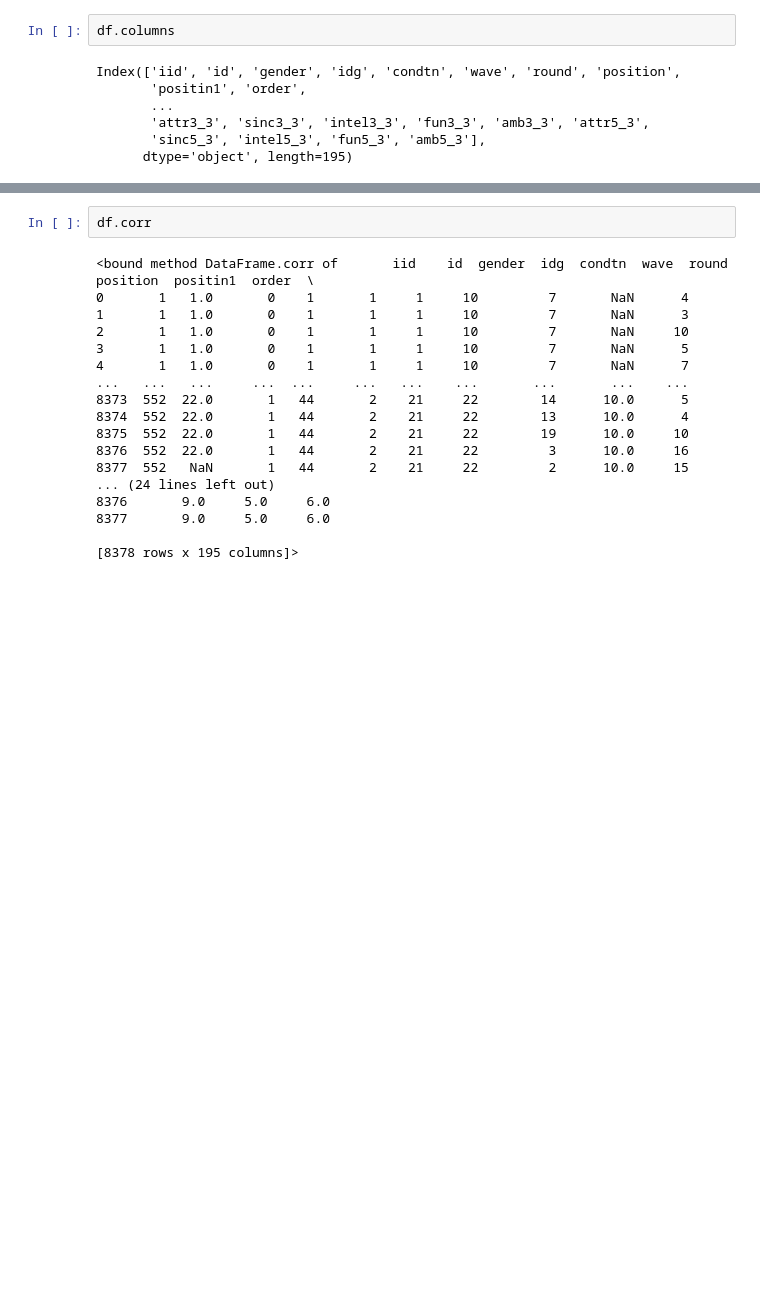
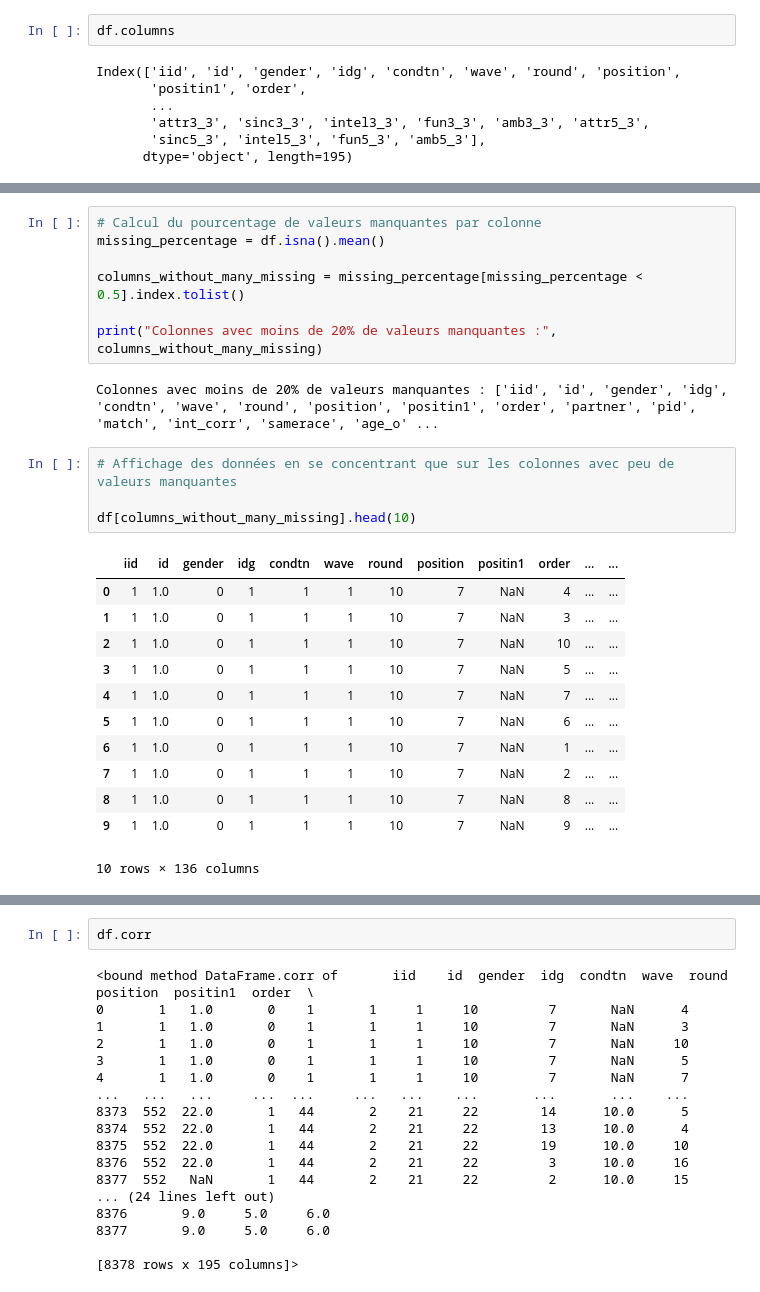
Before and after one commit to littlerobinson/machine-learning-engineer-certification, a Jupyter notebook: eda_speed_dating/eda_speed_dating_project.ipynb, the cells around one changed output, grey strips where cells are left out. Saved outputs shown, nothing was run; the diff lists cells and outputs as text; blank space fills up the shorter version.

```diff
--- a/eda_speed_dating/eda_speed_dating_project.ipynb
+++ b/eda_speed_dating/eda_speed_dating_project.ipynb
@@ -74,0 +157,26 @@ memory usage: 12.5+ MB
+# %%
+# Calcul du pourcentage de valeurs manquantes par colonne
+missing_percentage = df.isna().mean()
+
+columns_without_many_missing = missing_percentage[missing_percentage < 0.5].index.tolist()
+
+print("Colonnes avec moins de 20% de valeurs manquantes :", columns_without_many_missing)
+# %% [output]
+Colonnes avec moins de 20% de valeurs manquantes : ['iid', 'id', 'gender', 'idg', 'condtn', 'wave', 'round', 'position', 'positin1', 'order', 'partner', 'pid', 'match', 'int_corr', 'samerace', 'age_o' ...
+# %%
+# Affichage des données en se concentrant que sur les colonnes avec peu de valeurs manquantes
+
+df[columns_without_many_missing].head(10)
+# %% [output]
+|  | iid | id | gender | idg | condtn | wave | round | position | positin1 | order | ... | ... |
+| 0 | 1 | 1.0 | 0 | 1 | 1 | 1 | 10 | 7 | NaN | 4 | ... | ... |
+| 1 | 1 | 1.0 | 0 | 1 | 1 | 1 | 10 | 7 | NaN | 3 | ... | ... |
+| 2 | 1 | 1.0 | 0 | 1 | 1 | 1 | 10 | 7 | NaN | 10 | ... | ... |
+| 3 | 1 | 1.0 | 0 | 1 | 1 | 1 | 10 | 7 | NaN | 5 | ... | ... |
+| 4 | 1 | 1.0 | 0 | 1 | 1 | 1 | 10 | 7 | NaN | 7 | ... | ... |
+| 5 | 1 | 1.0 | 0 | 1 | 1 | 1 | 10 | 7 | NaN | 6 | ... | ... |
+| 6 | 1 | 1.0 | 0 | 1 | 1 | 1 | 10 | 7 | NaN | 1 | ... | ... |
+| 7 | 1 | 1.0 | 0 | 1 | 1 | 1 | 10 | 7 | NaN | 2 | ... | ... |
+| 8 | 1 | 1.0 | 0 | 1 | 1 | 1 | 10 | 7 | NaN | 8 | ... | ... |
+| 9 | 1 | 1.0 | 0 | 1 | 1 | 1 | 10 | 7 | NaN | 9 | ... | ... |
+10 rows × 136 columns
```
Also changed, not shown: parts of 11 cells of this notebook.
